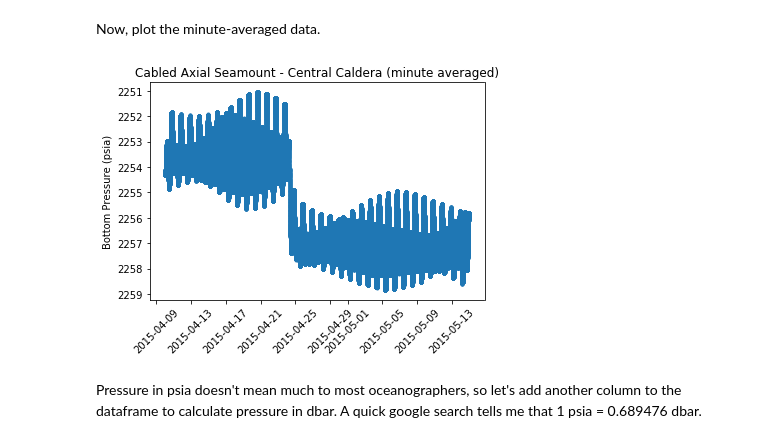
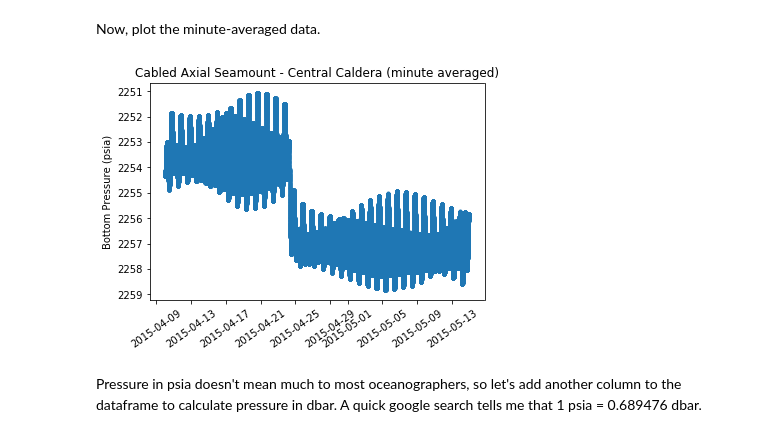
Before and after one commit to ooi-data-lab/nugget-notebooks, a Jupyter notebook: Theme6_Axial_Seamount_Eruption.ipynb, the cells around one changed output. Saved outputs shown, nothing was run; the diff lists cells and outputs as text; code cells hidden in the pictures.

```diff
--- a/Theme6_Axial_Seamount_Eruption.ipynb
+++ b/Theme6_Axial_Seamount_Eruption.ipynb
@@ -148,13 +146,13 @@ Now, plot the minute-averaged data.
 # %%
 fig, ax = plt.subplots()
 plt.plot(df_minute['time'], df_minute['Bottom Pressure (psia)'], '.')
 ax.invert_yaxis()
 ax.set_xlabel('')
 ax.set_ylabel('Bottom Pressure ({})'.format(units['bottom_pressure'][0]))
 ax.set_title('Cabled Axial Seamount - Central Caldera (minute averaged)')
-plt.xticks(rotation=45);
+plt.xticks(rotation=35);
 # %% [output]
-[figure, old version]
+[figure, new version]
 # %% [markdown]
 Pressure in psia doesn't mean much to most oceanographers, so let's add another column to the dataframe to calculate pressure in dbar. A quick google search tells me that 1 psia = 0.689476 dbar.
 # %%
```
Also changed, not shown: parts of 2 cells of this notebook, 2 other files.
